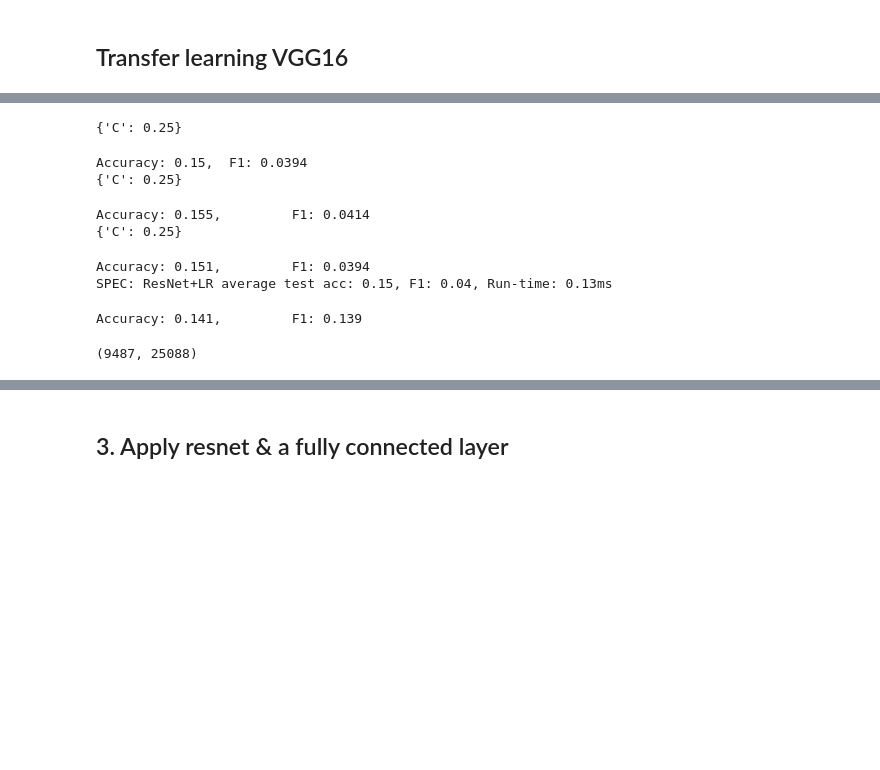
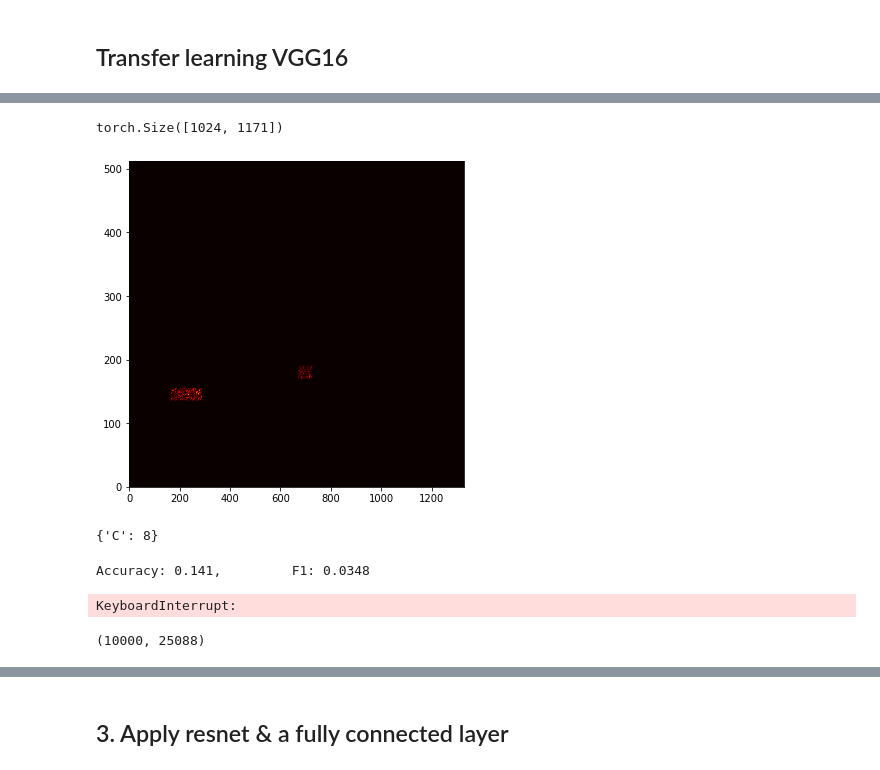
Before and after one commit to IQTLabs/RFClassification, a Jupyter notebook: DL Approaches.ipynb, the cells around one changed output, grey strips where cells are left out. Saved outputs shown, nothing was run; the diff lists cells and outputs as text; code cells hidden in the pictures; blank space fills up the shorter version.

Commit message:
debuging VGG+LR model

```diff
--- a/DL Approaches.ipynb
+++ b/DL Approaches.ipynb
@@ -133,2 +116,25 @@ vgg_y_cat = dataset.le.inverse_transform(vgg_y.astype(np.int64))
+# %%
+device = torch.device("cuda:0" if torch.cuda.is_available() else "cpu")
+vggfeats = vggfeats.to(device) #set model to device
+
+TEST_vgg_feats = []
+TEST_vgg_y = []
+for n in tqdm(range(len(dataset))):
+    d = dataset.__getitem__(n)
+    inarr = d[0]
+    inputr = inarr.repeat(1,3,1,1)  # repeat to have 3 channels of the same info
+    inputr = inputr.to(device)
+    out = vggfeats(inputr)
+
+    TEST_vgg_feats.append(out.cpu().numpy().flatten())
+    TEST_vgg_y.append(np.array(d[1]))
+
+vgg_feats = np.array(TEST_vgg_feats)
+vgg_y = np.array(TEST_vgg_y)
+
+# flatten the middle dimension
+vgg_feats = vgg_feats.reshape(vgg_feats.shape[0], vgg_feats.shape[-1])
+# invert labels back to categorical
+vgg_y_cat = dataset.le.inverse_transform(vgg_y.astype(np.int64))
 # %%
 # Save VGG features
@@ -144,6 +150,30 @@ print(feats_lr.shape)
+# %%
+d[0].shape
+# %% [output]
+torch.Size([1024, 1171])
+# %%
+# visualize the spectrograms
+import matplotlib.cm as cm
+
+spec = d[0]
+
+fig = plt.figure(figsize=(6,6))
+plt.pcolormesh(spec, cmap='hot')
+plt.show()
+# ax = fig.add_subplot(111, projection='3d')
+# n_f, n_t = spec.shape
+# t = np.linspace(0,n_t,n_t)
+# f = np.linspace(0,n_f,n_f)
+# t_2d, f_2d = np.meshgrid(t,f)
+# ax.plot_surface(t_2d, f_2d, spec)
+
+# ax.plot_surface(t_2d, f_2d, feats_lr, cmap=cm.jet)
+# ax.set_zlim(-0,2)
+# %% [output]
+[figure, added]
 # %%
 # split data into K-fold
-k_fold = 3
+k_fold = 5
 cv = KFold(n_splits=k_fold, random_state=1, shuffle=True)
 
 # model parameters
@@ -180,24 +210,14 @@ for train_ix, test_ix in tqdm(cv.split(feats_lr)):
 out_msg = feat_name+': ResNet+LR average test acc: {:.2}, F1: {:.2}, Run-time: {:.2}ms'.format(np.mean(acc_ls), np.mean(f1_ls), np.mean(runt_ls)*1e3)
 print(out_msg)
 # %% [output]
-{'C': 0.25}
+{'C': 8}
-Accuracy: 0.15,  F1: 0.0394
-{'C': 0.25}
+Accuracy: 0.141,         F1: 0.0348
-Accuracy: 0.155,         F1: 0.0414
-{'C': 0.25}
+KeyboardInterrupt:
-Accuracy: 0.151,         F1: 0.0394
-SPEC: ResNet+LR average test acc: 0.15, F1: 0.04, Run-time: 0.13ms
-# %%
-acc = accuracy_score(y_cat[test_ix], y_pred)
-f1 = f1_score(y_cat[test_ix], y_pred, average='weighted')
-print('Accuracy: {:.3},\t F1: {:.3}'.format(acc,f1))
-# %% [output]
-Accuracy: 0.141,         F1: 0.139
 # %%
-## Apply normalization
-X_norm = feats_lr
-for n in range(len(Xs_arr)):
-    X_norm[n] = feats_lr[n]/max(feats_lr[n])
-X_norm.shape
+# ## Apply normalization
+# X_norm = feats_lr
+# for n in range(len(Xs_arr)):
+#     X_norm[n] = feats_lr[n]/max(feats_lr[n])
+# X_norm.shape
 # %% [output]
-(9487, 25088)
+(10000, 25088)
```
Also changed, not shown: parts of 14 cells of this notebook.
